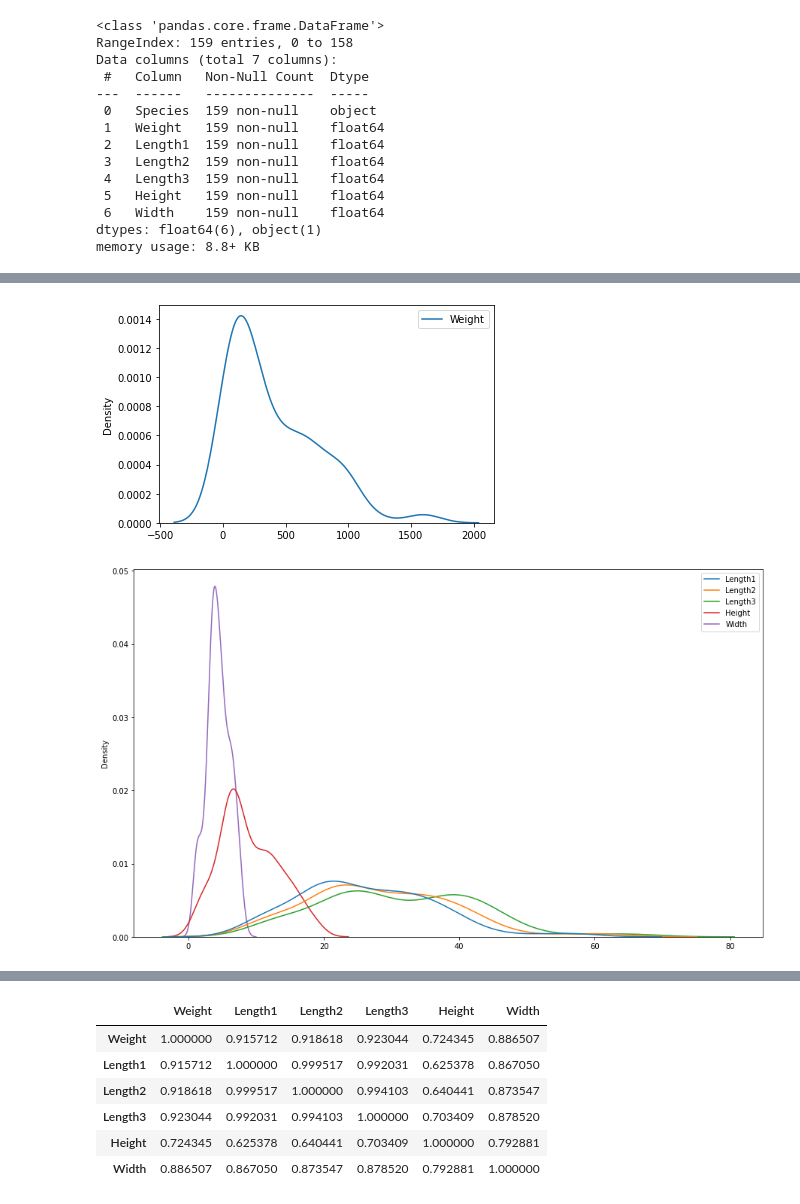
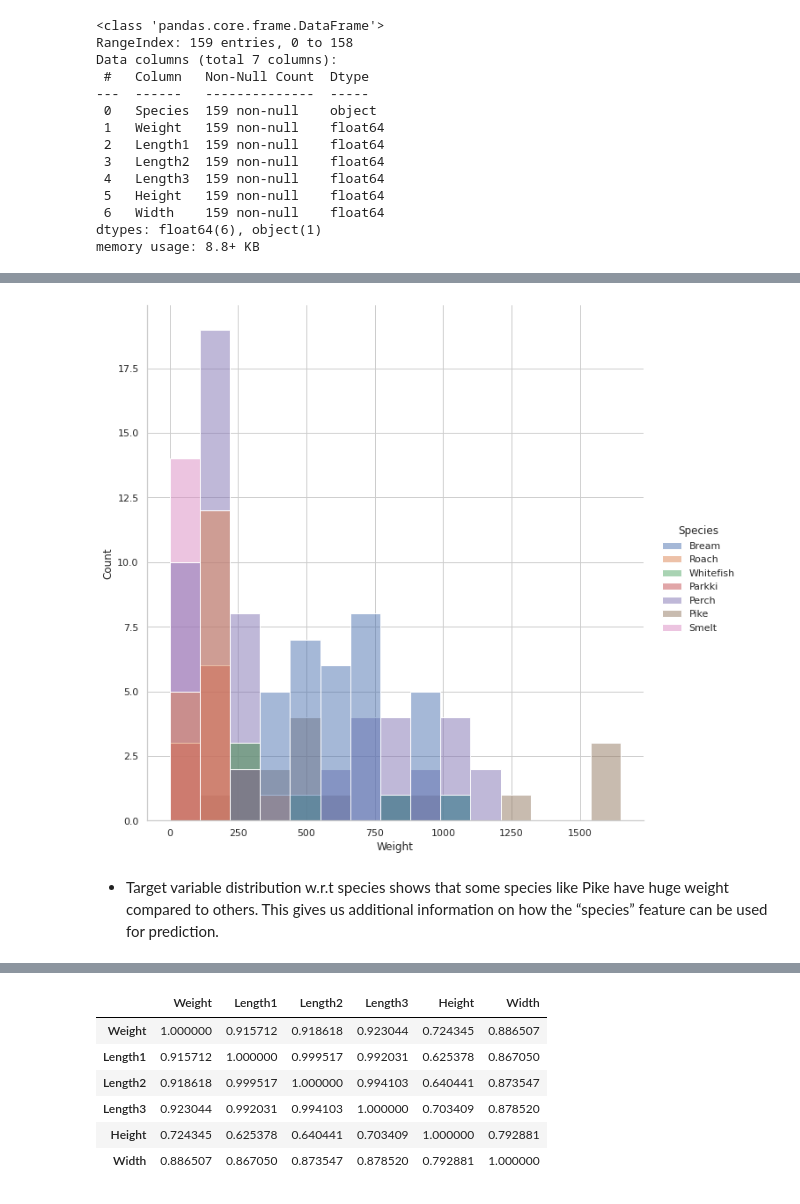
Before and after one commit to kidist-amde/fish-weight-prediction-with-popular-regression-models, a Jupyter notebook: src/fishWeightPrediction.ipynb, the cells around one changed output, grey strips where cells are left out. Saved outputs shown, nothing was run; the diff lists cells and outputs as text; code cells hidden in the pictures.

```diff
--- a/src/fishWeightPrediction.ipynb
+++ b/src/fishWeightPrediction.ipynb
@@ -182,12 +199,13 @@ fig.show()
-# %%
-
-sns.kdeplot(data=df[['Weight']])
-plt.show()
-# %% [output]
-[figure, removed]
-# %%
-plt.figure( figsize=(15,9))
-sns.kdeplot(data=df[['Length1', 'Length2', 'Length3', 'Height','Width']], )
-plt.show()
-# %% [output]
-[figure, removed]
+# %%
+# The distribution of the target variable(Weight) with respect to fish Species
+sns.displot(data=df,
+             x = "Weight",
+             hue="Species",
+             height = 9,
+             bins=15
+             )
+plt.show()
+# %% [output]
+[figure, added]
+# %% [markdown]
+- Target variable distribution w.r.t species shows that some species like Pike have huge weight compared to others. This gives us additional information on how the “species” feature can be used for prediction.
```
Also changed, not shown: parts of 92 cells of this notebook, 13 other files.
